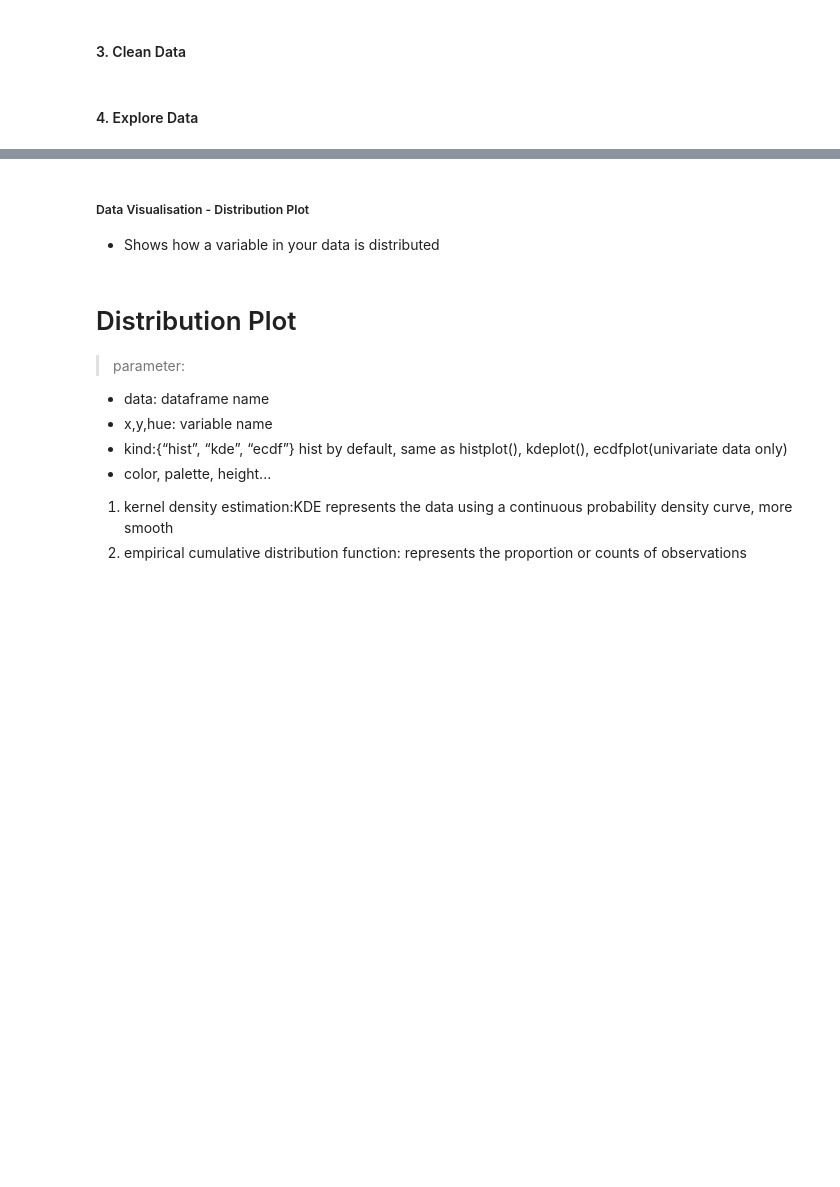
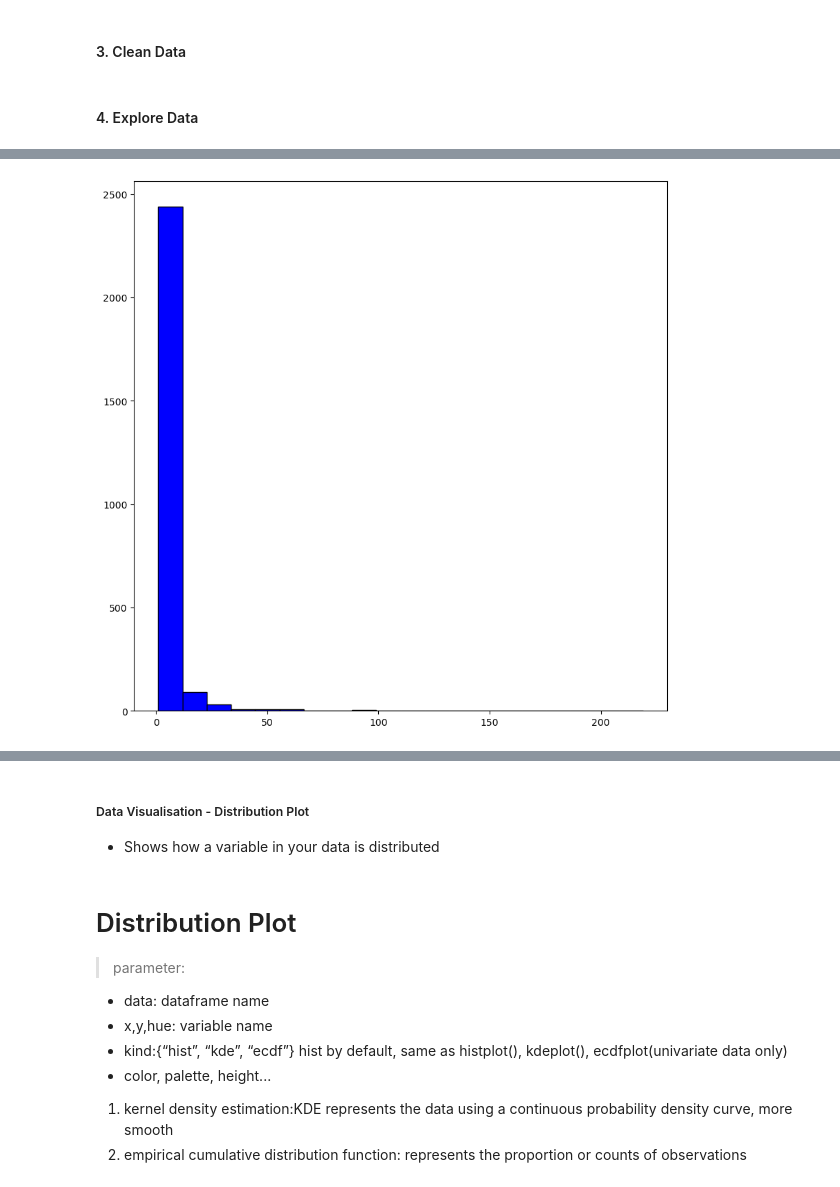
Before and after one commit to DACSIM/DSA-Curriculum, a Jupyter notebook: DSA-002-Python_Recap_EDA_and_ML_introduction/DS_2024_Python_EDA_Recap_[Blank].ipynb, the cells around one changed output, grey strips where cells are left out. Drawn from its saved outputs; the diff is of its cells as text; code cells hidden in the pictures; blank space fills up the shorter version.

```diff
--- a/DSA-002-Python_Recap_EDA_and_ML_introduction/DS_2024_Python_EDA_Recap_[Blank].ipynb
+++ b/DSA-002-Python_Recap_EDA_and_ML_introduction/DS_2024_Python_EDA_Recap_[Blank].ipynb
@@ -67,2 +273,11 @@
+# %%
+##setting the y-axis and x-axis value
+fig, ax = plt.subplots(figsize = (10,10))
+
+##setting histogram value
+ax.hist(forbes.networth, bins=20, edgecolor = 'black', color='blue')
+plt.show()
+# %% [output]
+[figure, added]
 # %%
 #Using the method we used previously
```
Also changed, not shown: parts of 47 cells of this notebook, 4 other files.
